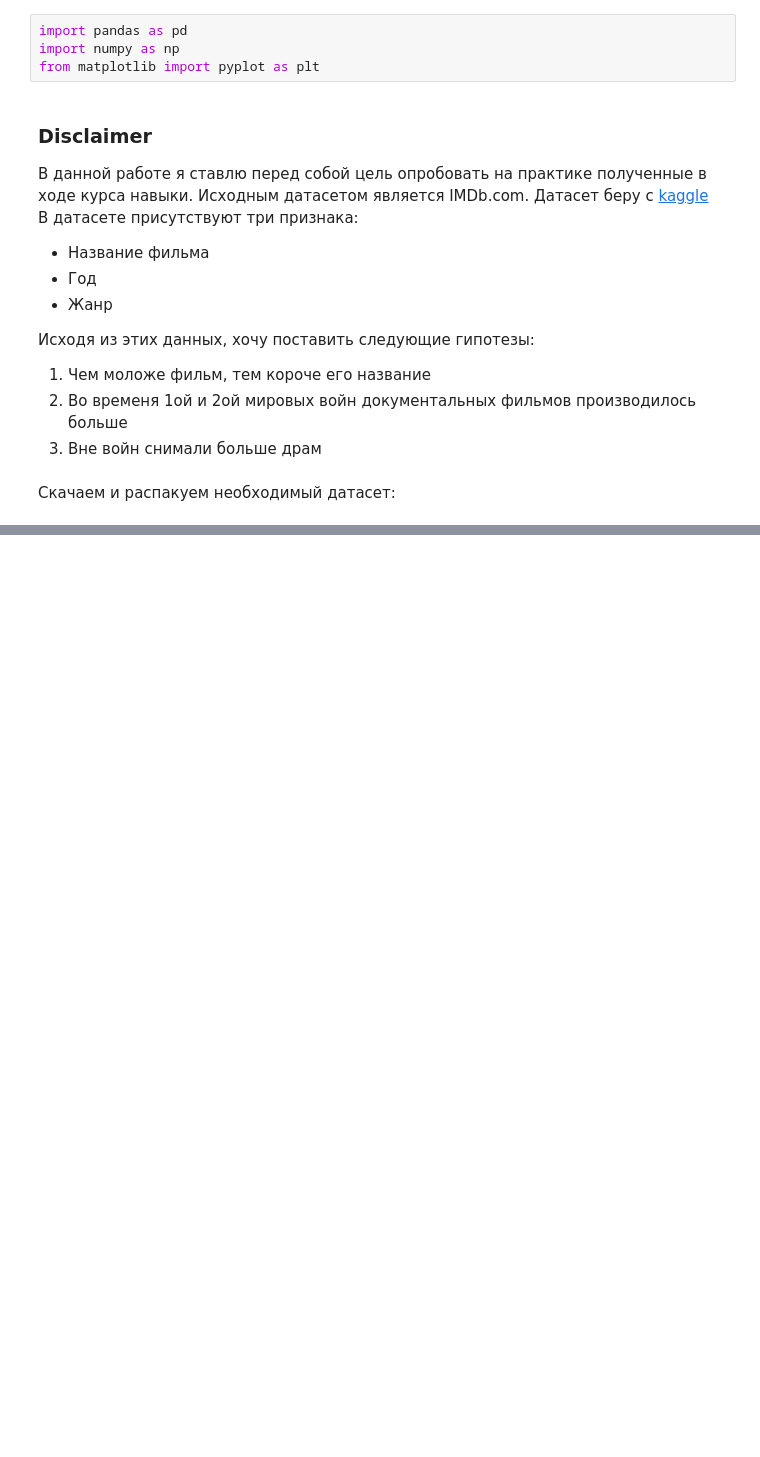
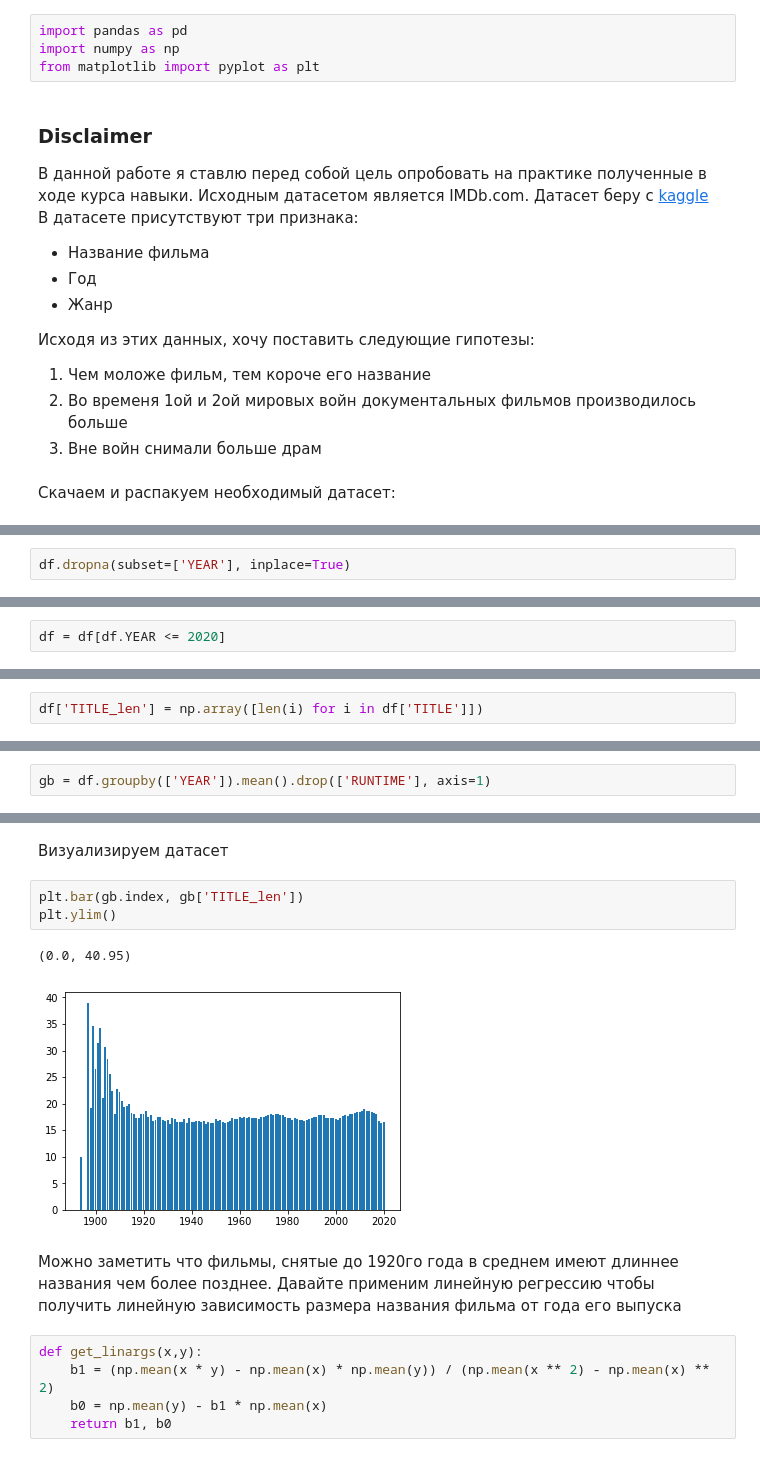
Before and after one commit to DmitryVGusev/GB-Teorver, a Jupyter notebook: Teorver_Coursework.ipynb, the cells around one changed output, grey strips where cells are left out. Cells and saved outputs as stored; diff of their text form; blank space fills up the shorter version.

```diff
--- a/Teorver_Coursework.ipynb
+++ b/Teorver_Coursework.ipynb
@@ -67,0 +51,2 @@ data
+# %%
+df.dropna(subset=['YEAR'], inplace=True)
@@ -67,0 +82,2 @@ data
+# %%
+df = df[df.YEAR <= 2020]
@@ -67,0 +88,2 @@ data
+# %%
+df['TITLE_len'] = np.array([len(i) for i in df['TITLE']])
@@ -67,0 +92,2 @@ data
+# %%
+gb = df.groupby(['YEAR']).mean().drop(['RUNTIME'], axis=1)
@@ -67,0 +116,15 @@ data
+# %% [markdown]
+Визуализируем датасет
+# %%
+plt.bar(gb.index, gb['TITLE_len'])
+plt.ylim()
+# %% [output]
+(0.0, 40.95)
+[figure, added]
+# %% [markdown]
+Можно заметить что фильмы, снятые до 1920го года в среднем имеют длиннее названия чем более позднее. Давайте применим линейную регрессию чтобы получить линейную зависимость размера названия фильма от года его выпуска
+# %%
+def get_linargs(x,y):
+    b1 = (np.mean(x * y) - np.mean(x) * np.mean(y)) / (np.mean(x ** 2) - np.mean(x) ** 2)
+    b0 = np.mean(y) - b1 * np.mean(x)
+    return b1, b0
```
Also changed, not shown: parts of 36 cells of this notebook.
